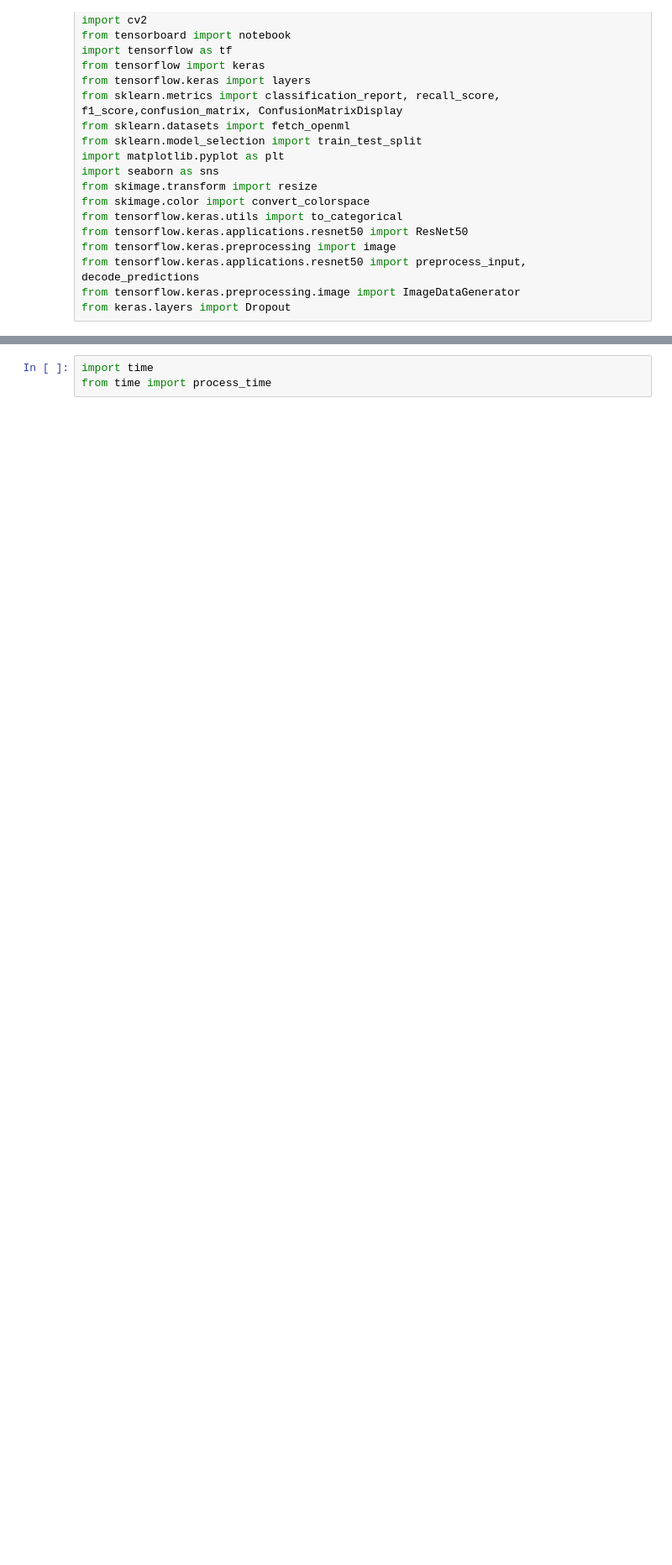
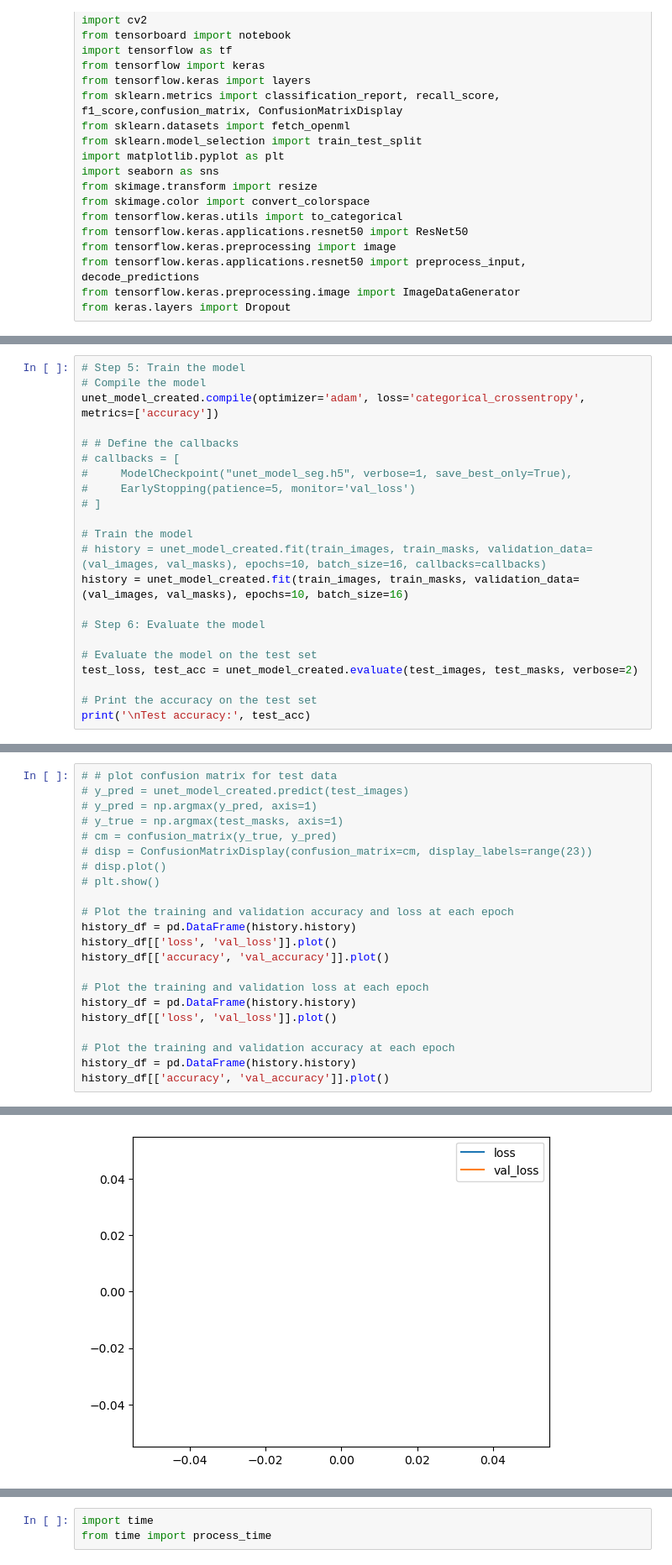
Before and after one commit to DonMMK/aerial-semantic-segmentation, a Jupyter notebook: U_net_model.ipynb, the cells around one changed output, grey strips where cells are left out. Shown at 84% size. Cells and saved outputs as stored; diff of their text form; blank space fills up the shorter version.

```diff
--- a/U_net_model.ipynb
+++ b/U_net_model.ipynb
@@ -470,3 +469,25 @@ Total params: 31,033,411
 Trainable params: 31,033,411
 Non-trainable params: 0
 __________________________________________________________________________________________________
+# %%
+# Step 5: Train the model
+# Compile the model
+unet_model_created.compile(optimizer='adam', loss='categorical_crossentropy', metrics=['accuracy'])
+
+# # Define the callbacks
+# callbacks = [
+#     ModelCheckpoint("unet_model_seg.h5", verbose=1, save_best_only=True),
+#     EarlyStopping(patience=5, monitor='val_loss')
+# ]
+
+# Train the model
+# history = unet_model_created.fit(train_images, train_masks, validation_data=(val_images, val_masks), epochs=10, batch_size=16, callbacks=callbacks)
+history = unet_model_created.fit(train_images, train_masks, validation_data=(val_images, val_masks), epochs=10, batch_size=16)
+
+# Step 6: Evaluate the model
+
+# Evaluate the model on the test set
+test_loss, test_acc = unet_model_created.evaluate(test_images, test_masks, verbose=2)
+
+# Print the accuracy on the test set
+print('\nTest accuracy:', test_acc)
@@ -472,0 +658,23 @@ ________________________________________________________________________________
+# %%
+# # plot confusion matrix for test data
+# y_pred = unet_model_created.predict(test_images)
+# y_pred = np.argmax(y_pred, axis=1)
+# y_true = np.argmax(test_masks, axis=1)
+# cm = confusion_matrix(y_true, y_pred)
+# disp = ConfusionMatrixDisplay(confusion_matrix=cm, display_labels=range(23))
+# disp.plot()
+# plt.show()
+
+# Plot the training and validation accuracy and loss at each epoch
+history_df = pd.DataFrame(history.history)
+history_df[['loss', 'val_loss']].plot()
+history_df[['accuracy', 'val_accuracy']].plot()
+
+# Plot the training and validation loss at each epoch
+history_df = pd.DataFrame(history.history)
+history_df[['loss', 'val_loss']].plot()
+
+# Plot the training and validation accuracy at each epoch
+history_df = pd.DataFrame(history.history)
+history_df[['accuracy', 'val_accuracy']].plot()
+# %% [output]
@@ -472,0 +682 @@ ________________________________________________________________________________
+[figure, added]
```
Also changed, not shown: parts of 15 cells of this notebook, 2 other files.
